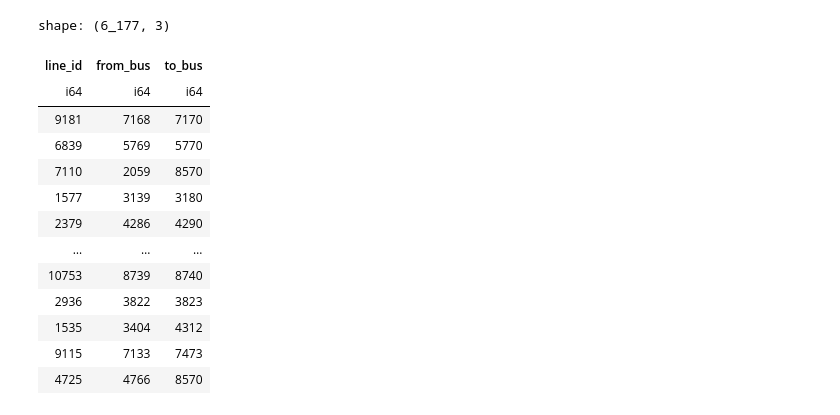
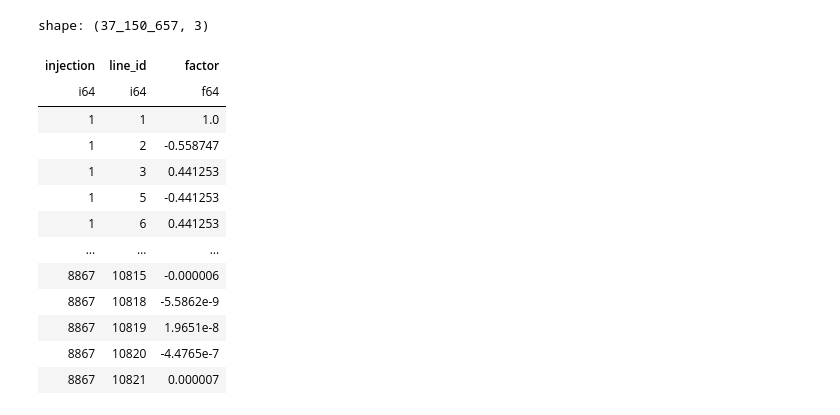
Before and after one commit to Bravos-Power/pyoframe, a Jupyter notebook: benchmarks/src/energy_planning/scripts/compute_branch_outage_dist_facts.ipynb, the cells around one changed output. Cells and saved outputs as stored; diff of their text form; code cells hidden in the pictures.

```diff
--- a/benchmarks/src/energy_planning/scripts/compute_branch_outage_dist_facts.ipynb
+++ b/benchmarks/src/energy_planning/scripts/compute_branch_outage_dist_facts.ipynb
@@ -1,32 +1,33 @@
 # %%
 # See https://pypsa.readthedocs.io/en/latest/user-guide/contingency-analysis.html#branch-outage-distribution-factors-bodf
 import polars as pl
 
 from benchmarks.utils import mock_snakemake
 
 DF_CUTOFF = 1e-5
 
 
 if "snakemake" not in globals():  # noqa: F821
     snakemake = mock_snakemake("compute_bodf")
 
 
-lines = pl.read_parquet(snakemake.input.lines)
-lines = lines.filter(~pl.col("is_leaf")).select("line_id", "from_bus", "to_bus")
+lines = pl.read_parquet(
+    snakemake.input.lines, columns=["line_id", "from_bus", "to_bus", "is_leaf"]
+)
 ptdf = pl.read_parquet(snakemake.input.ptdf)
-lines
+ptdf
 # %% [output]
-shape: (6_177, 3)
+shape: (37_150_657, 3)
-| line_id | from_bus | to_bus |
-| i64 | i64 | i64 |
-| 9181 | 7168 | 7170 |
-| 6839 | 5769 | 5770 |
-| 7110 | 2059 | 8570 |
-| 1577 | 3139 | 3180 |
-| 2379 | 4286 | 4290 |
+| injection | line_id | factor |
+| i64 | i64 | f64 |
+| 1 | 1 | 1.0 |
+| 1 | 2 | -0.558747 |
+| 1 | 3 | 0.441253 |
+| 1 | 5 | -0.441253 |
+| 1 | 6 | 0.441253 |
 | … | … | … |
-| 10753 | 8739 | 8740 |
-| 2936 | 3822 | 3823 |
-| 1535 | 3404 | 4312 |
-| 9115 | 7133 | 7473 |
-| 4725 | 4766 | 8570 |
+| 8867 | 10815 | -0.000006 |
+| 8867 | 10818 | -5.5862e-9 |
+| 8867 | 10819 | 1.9651e-8 |
+| 8867 | 10820 | -4.4765e-7 |
+| 8867 | 10821 | 0.000007 |
```
Also changed, not shown: parts of 6 cells of this notebook, 3 other files.
